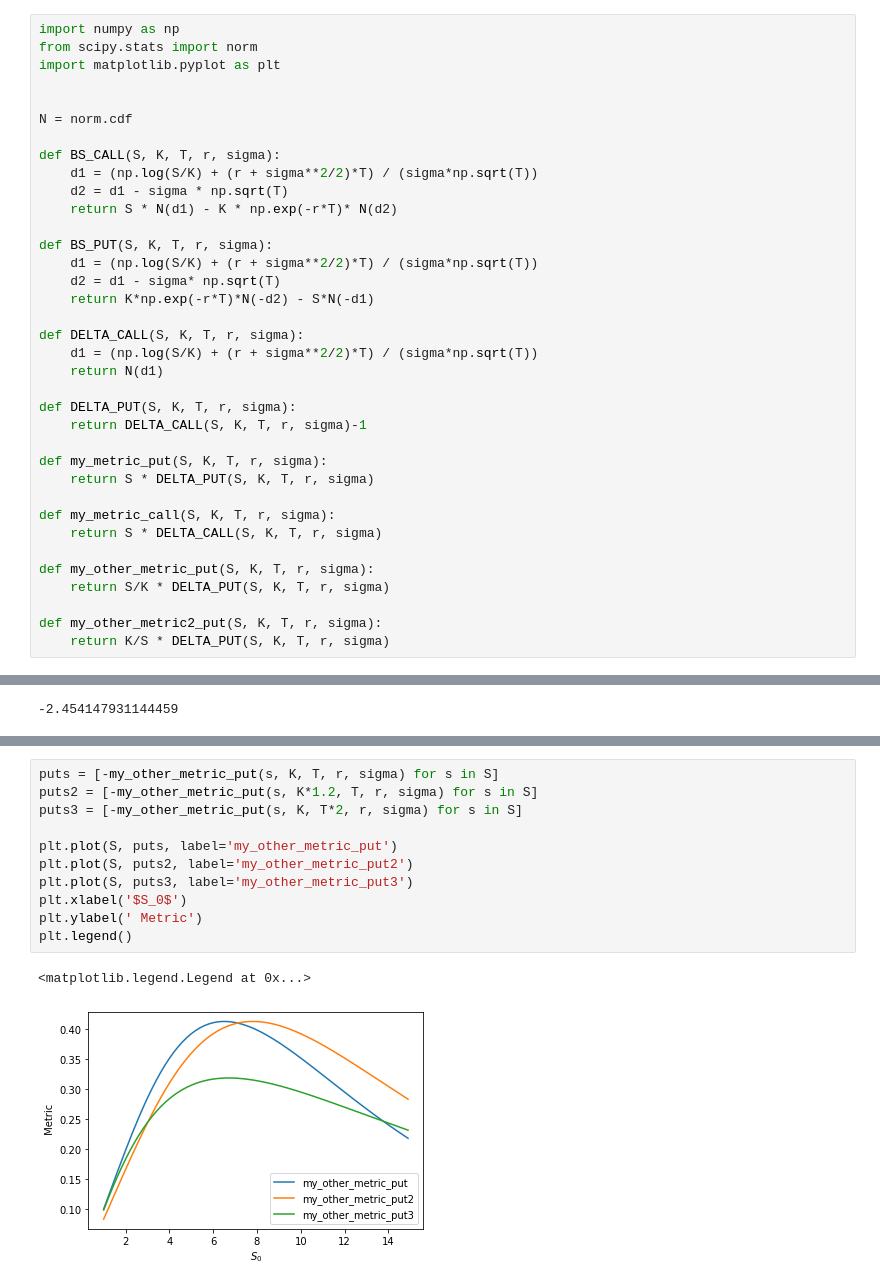
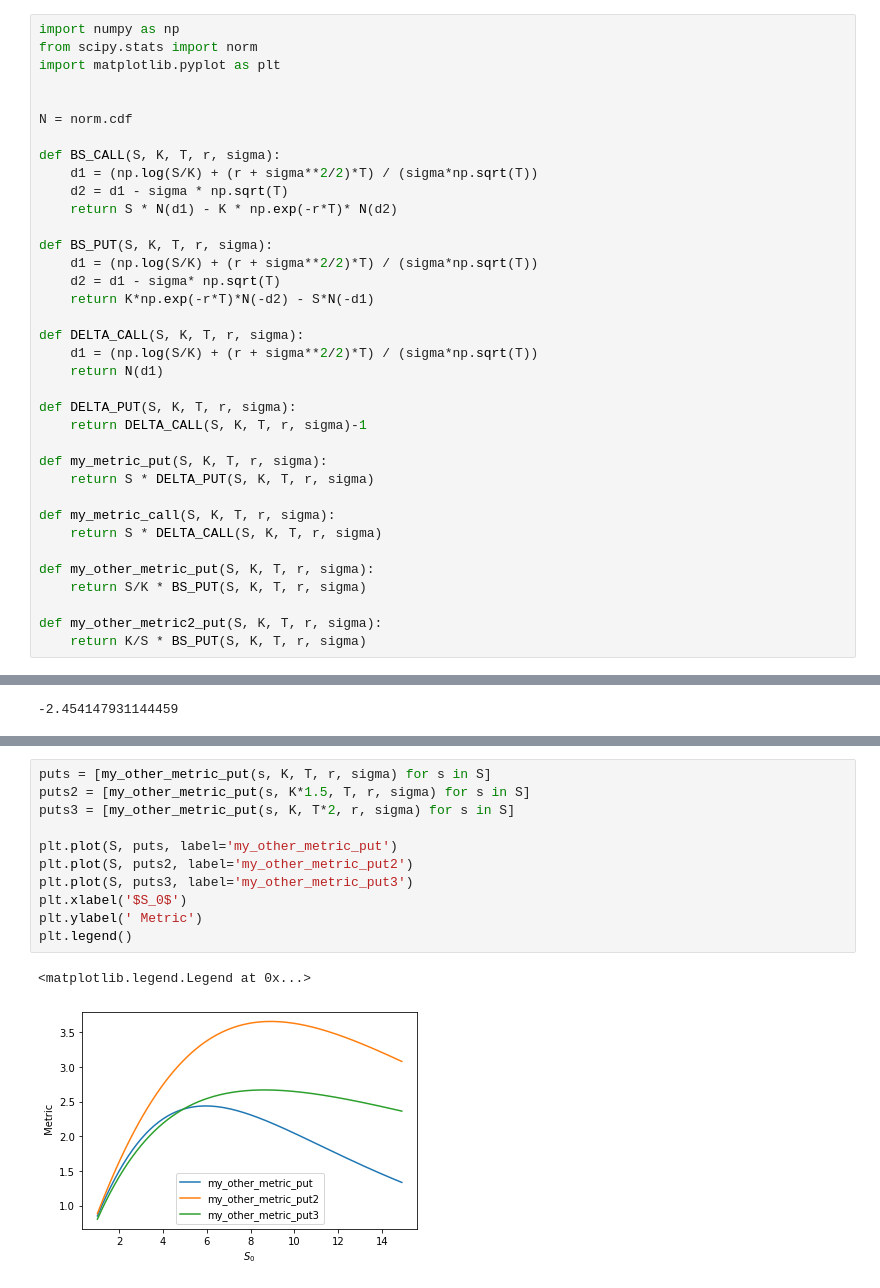
Before and after one commit to TheTesla/my-option-metrics, a Jupyter notebook: black-scholes.ipynb, the cells around one changed output, grey strips where cells are left out. Drawn from its saved outputs; the diff is of its cells as text.

```diff
--- a/black-scholes.ipynb
+++ b/black-scholes.ipynb
@@ -30,10 +30,10 @@ def my_metric_call(S, K, T, r, sigma):
     return S * DELTA_CALL(S, K, T, r, sigma)
 
 def my_other_metric_put(S, K, T, r, sigma):
-    return S/K * DELTA_PUT(S, K, T, r, sigma)
+    return S/K * BS_PUT(S, K, T, r, sigma)
 
 def my_other_metric2_put(S, K, T, r, sigma):
-    return K/S * DELTA_PUT(S, K, T, r, sigma)
+    return K/S * BS_PUT(S, K, T, r, sigma)
 # %%
 BS_PUT(9,10,0.1,0.01,0.44)
 # %% [output]
@@ -71,16 +71,16 @@ plt.legend()
 # %%
-puts = [-my_other_metric_put(s, K, T, r, sigma) for s in S]
-puts2 = [-my_other_metric_put(s, K*1.2, T, r, sigma) for s in S]
-puts3 = [-my_other_metric_put(s, K, T*2, r, sigma) for s in S]
+puts = [my_other_metric_put(s, K, T, r, sigma) for s in S]
+puts2 = [my_other_metric_put(s, K*1.5, T, r, sigma) for s in S]
+puts3 = [my_other_metric_put(s, K, T*2, r, sigma) for s in S]
 
 plt.plot(S, puts, label='my_other_metric_put')
 plt.plot(S, puts2, label='my_other_metric_put2')
 plt.plot(S, puts3, label='my_other_metric_put3')
 plt.xlabel('$S_0$')
 plt.ylabel(' Metric')
 plt.legend()
 # %% [output]
 <matplotlib.legend.Legend at 0x...>
-[figure, old version]
+[figure, new version]
 # %%
 puts = [-my_other_metric2_put(s, K, T, r, sigma) for s in S]
```
Also changed, not shown: parts of 2 cells of this notebook.
